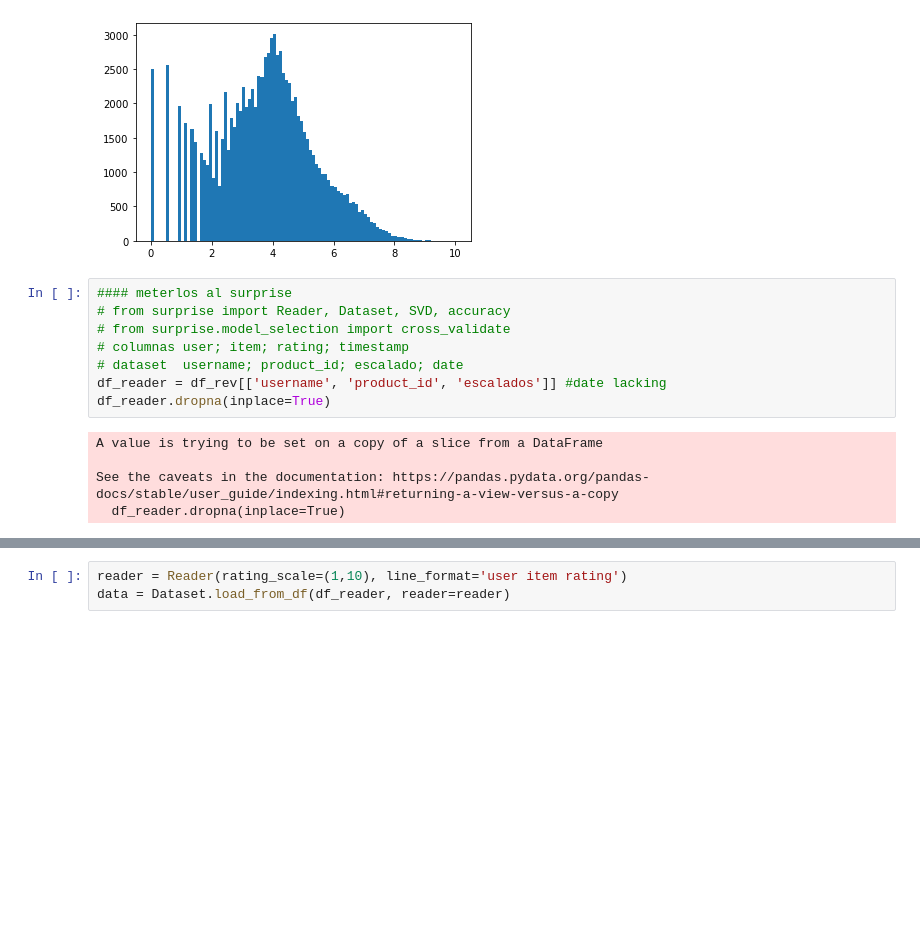
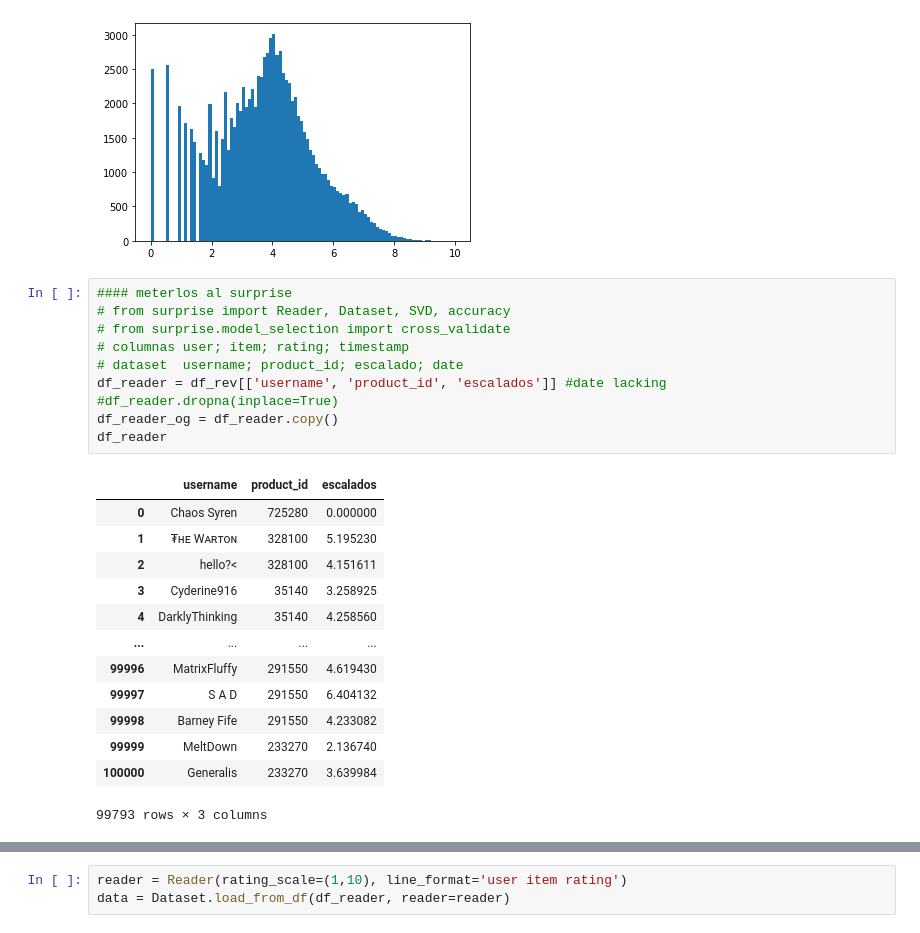
Before and after one commit to EdisonJR624/Proyecto_Steam, a Jupyter notebook: Steam_recomendaciones.ipynb, the cells around one changed output, grey strips where cells are left out. Cells and saved outputs as stored; diff of their text form; blank space fills up the shorter version.

```diff
--- a/Steam_recomendaciones.ipynb
+++ b/Steam_recomendaciones.ipynb
@@ -434,15 +249,26 @@ plt.show()
 # %%
 #### meterlos al surprise
 # from surprise import Reader, Dataset, SVD, accuracy
 # from surprise.model_selection import cross_validate
 # columnas user; item; rating; timestamp
 # dataset  username; product_id; escalado; date
 df_reader = df_rev[['username', 'product_id', 'escalados']] #date lacking
-df_reader.dropna(inplace=True)
+#df_reader.dropna(inplace=True)
+df_reader_og = df_reader.copy()
+df_reader
 # %% [output]
+|  | username | product_id | escalados |
+| 0 | Chaos Syren | 725280 | 0.000000 |
+| 1 | ₮ʜᴇ Wᴀʀᴛᴏɴ | 328100 | 5.195230 |
+| 2 | hello?< | 328100 | 4.151611 |
+| 3 | Cyderine916 | 35140 | 3.258925 |
+| 4 | DarklyThinking | 35140 | 4.258560 |
+| ... | ... | ... | ... |
+| 99996 | MatrixFluffy | 291550 | 4.619430 |
+| 99997 | S A D | 291550 | 6.404132 |
+| 99998 | Barney Fife | 291550 | 4.233082 |
+| 99999 | MeltDown | 233270 | 2.136740 |
+| 100000 | Generalis | 233270 | 3.639984 |
-A value is trying to be set on a copy of a slice from a DataFrame
-
-See the caveats in the documentation: https://pandas.pydata.org/pandas-docs/stable/user_guide/indexing.html#returning-a-view-versus-a-copy
-  df_reader.dropna(inplace=True)
+99793 rows × 3 columns
 # %%
 array = df_reader.username.astype(str)
```
Also changed, not shown: parts of 53 cells of this notebook.
